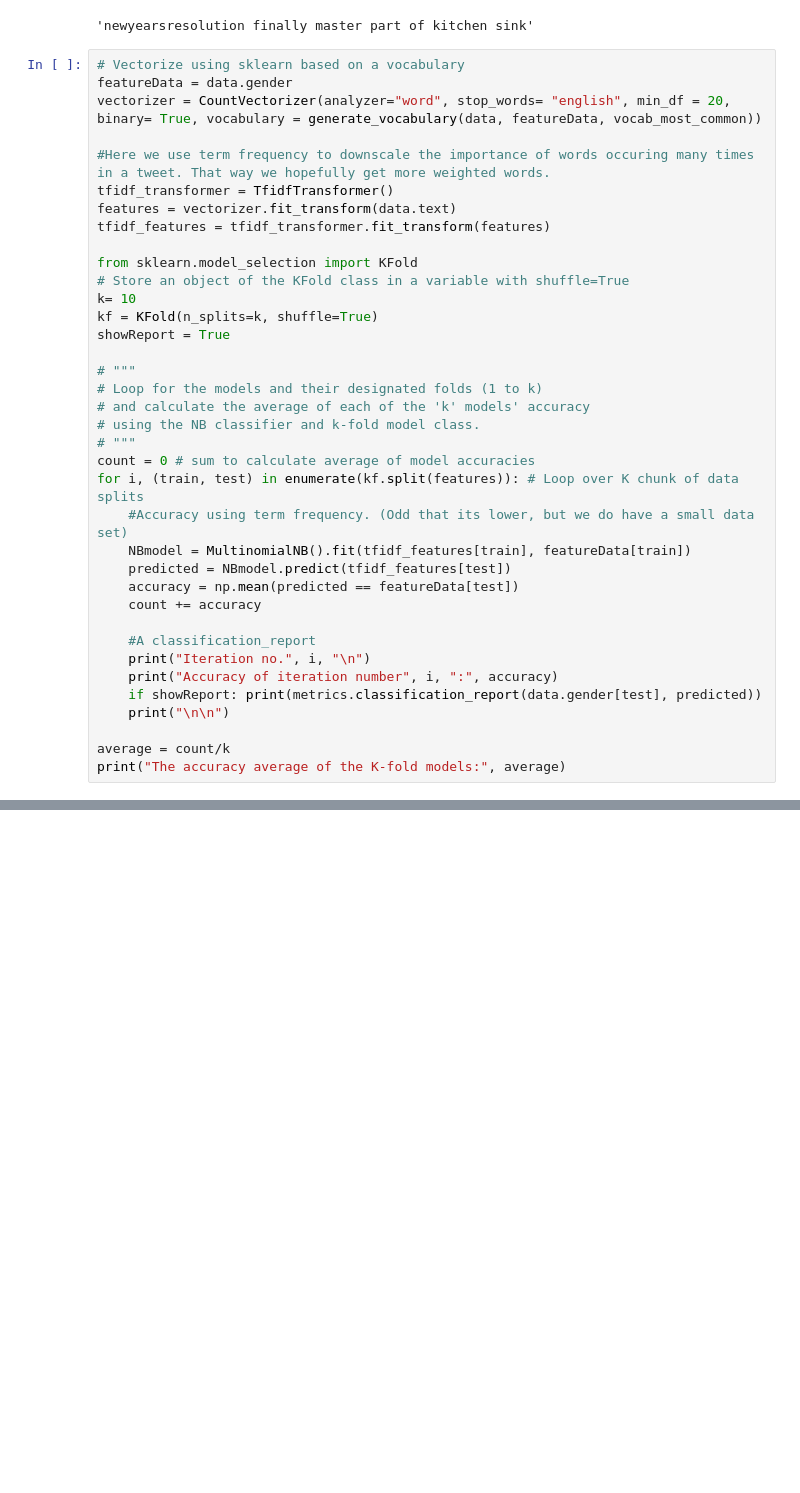
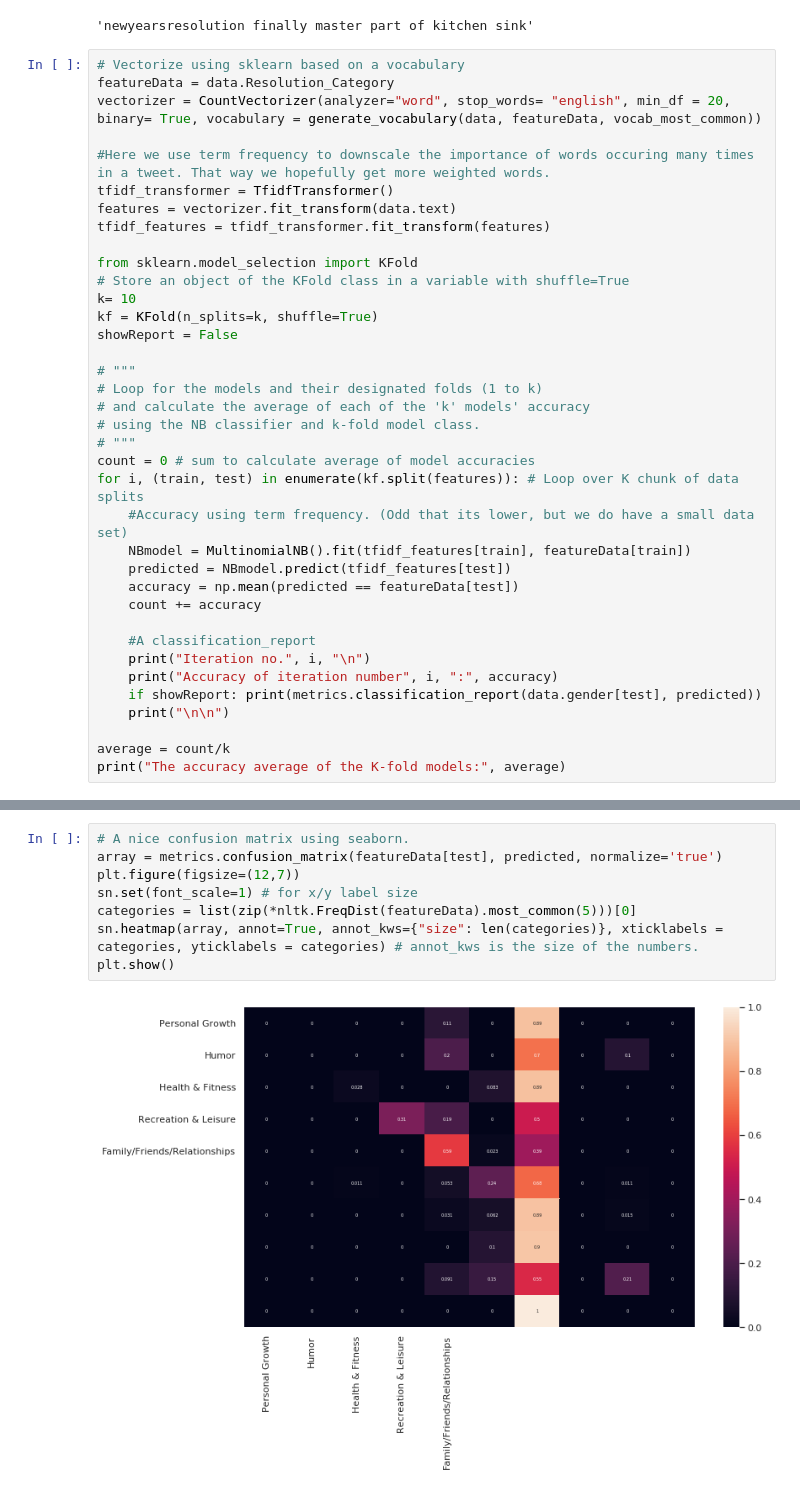
Before and after one commit to kaspergroenbek98/first-first-year-project, a Jupyter notebook: project1notebook.ipynb, the cells around one changed output, grey strips where cells are left out. Drawn from its saved outputs; the diff is of its cells as text; blank space fills up the shorter version.

```diff
--- a/project1notebook.ipynb
+++ b/project1notebook.ipynb
@@ -165,7 +165,7 @@ data.text[1]
 'newyearsresolution finally master part of kitchen sink'
 # %%
 # Vectorize using sklearn based on a vocabulary
-featureData = data.gender
+featureData = data.Resolution_Category
 vectorizer = CountVectorizer(analyzer="word", stop_words= "english", min_df = 20, binary= True, vocabulary = generate_vocabulary(data, featureData, vocab_most_common))
 
 #Here we use term frequency to downscale the importance of words occuring many times in a tweet. That way we hopefully get more weighted words.
@@ -177,7 +177,7 @@ from sklearn.model_selection import KFold
 # Store an object of the KFold class in a variable with shuffle=True
 k= 10
 kf = KFold(n_splits=k, shuffle=True)
-showReport = True
+showReport = False
 
 # """
 # Loop for the models and their designated folds (1 to k)
@@ -220,0 +221,10 @@ The accuracy average of the K-fold models: 0.5928966767659899
+# %%
+# A nice confusion matrix using seaborn.
+array = metrics.confusion_matrix(featureData[test], predicted, normalize='true')
+plt.figure(figsize=(12,7))
+sn.set(font_scale=1) # for x/y label size
+categories = list(zip(*nltk.FreqDist(featureData).most_common(5)))[0]
+sn.heatmap(array, annot=True, annot_kws={"size": len(categories)}, xticklabels = categories, yticklabels = categories) # annot_kws is the size of the numbers.
+plt.show()
+# %% [output]
+[figure, added]
```
Also changed, not shown: parts of 2 cells of this notebook.
